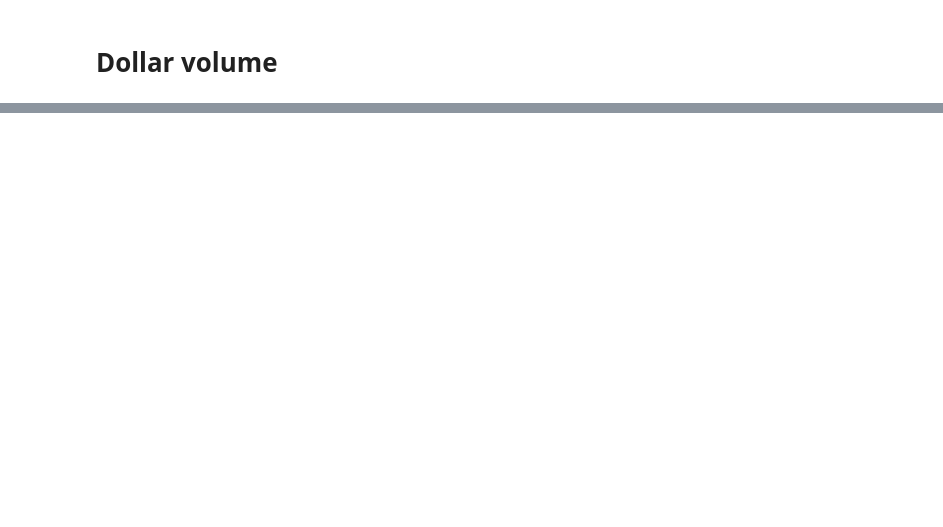
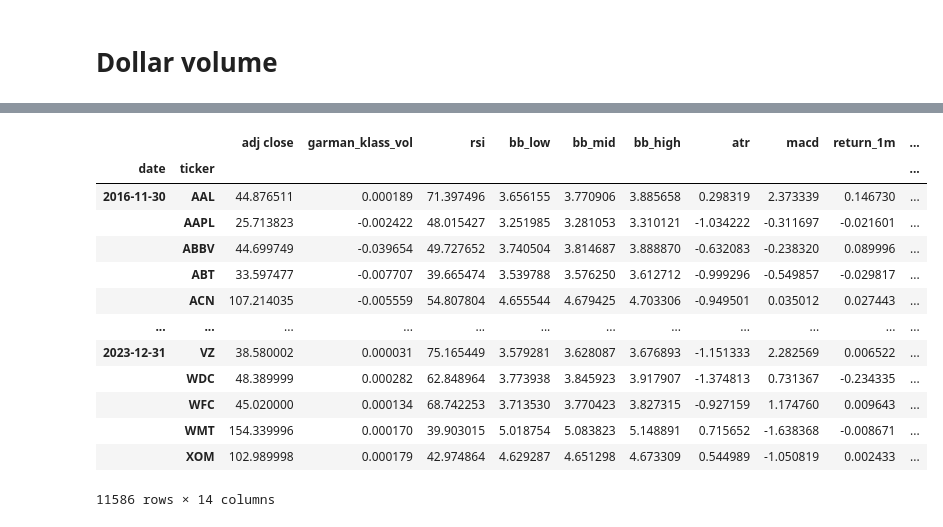
Before and after one commit to Mukulshitole/Stock_Unsupervised_baseroot, a Jupyter notebook: Untitled.ipynb, the cells around one changed output, grey strips where cells are left out. Saved outputs shown, nothing was run; the diff lists cells and outputs as text; code cells hidden in the pictures; blank space fills up the shorter version.

```diff
--- a/Untitled.ipynb
+++ b/Untitled.ipynb
@@ -291,0 +243,6 @@ data
+# %%
+last_cols =[c for c in df.columns.unique(0)if c not in['dollar_volume','volume','open','high','low','close']]
+last_cols
+data=pd.concat([df.unstack('ticker')['dollar_volume'].resample('M').mean().stack('ticker').to_frame('dollar_volume'),
+df.unstack()[last_cols].resample('M').last().stack('ticker')],axis=1).dropna()
+data
@@ -291,0 +281,3 @@ data
+# %%
+data['dollar_vol_rank']= (data.groupby('date')['dollar_volume'].rank(ascending=False))
+data = data[data['dollar_vol_rank']<150].drop(['dollar_volume','dollar_vol_rank'],axis=1)
@@ -291,0 +304,32 @@ data
+# %%
+def calculate_returns(df):
+
+
+    outlier_cutoff =0.005
+    lags=[1,2,3,6,9,12]
+    for lag in lags:
+        df[f'return_{lag}m']=(df['adj close']
+                            .pct_change(lag)
+                            .pipe(lambda x: x.clip(lower=x.quantile(outlier_cutoff),upper=x.quantile(1-outlier_cutoff)))
+                            .add(1)
+                            .pow(1/lag)
+                            .sub(1))
+    return df
+
+data = data.groupby(level=1, group_keys=False).apply(calculate_returns).dropna()
+data
+# %% [output]
+|  |  | adj close | garman_klass_vol | rsi | bb_low | bb_mid | bb_high | atr | macd | return_1m | ... |
+| date | ticker |  |  |  |  |  |  |  |  |  | ... |
+| 2016-11-30 | AAL | 44.876511 | 0.000189 | 71.397496 | 3.656155 | 3.770906 | 3.885658 | 0.298319 | 2.373339 | 0.146730 | ... |
+|  | AAPL | 25.713823 | -0.002422 | 48.015427 | 3.251985 | 3.281053 | 3.310121 | -1.034222 | -0.311697 | -0.021601 | ... |
+|  | ABBV | 44.699749 | -0.039654 | 49.727652 | 3.740504 | 3.814687 | 3.888870 | -0.632083 | -0.238320 | 0.089996 | ... |
+|  | ABT | 33.597477 | -0.007707 | 39.665474 | 3.539788 | 3.576250 | 3.612712 | -0.999296 | -0.549857 | -0.029817 | ... |
+|  | ACN | 107.214035 | -0.005559 | 54.807804 | 4.655544 | 4.679425 | 4.703306 | -0.949501 | 0.035012 | 0.027443 | ... |
+| ... | ... | ... | ... | ... | ... | ... | ... | ... | ... | ... | ... |
+| 2023-12-31 | VZ | 38.580002 | 0.000031 | 75.165449 | 3.579281 | 3.628087 | 3.676893 | -1.151333 | 2.282569 | 0.006522 | ... |
+|  | WDC | 48.389999 | 0.000282 | 62.848964 | 3.773938 | 3.845923 | 3.917907 | -1.374813 | 0.731367 | -0.234335 | ... |
+|  | WFC | 45.020000 | 0.000134 | 68.742253 | 3.713530 | 3.770423 | 3.827315 | -0.927159 | 1.174760 | 0.009643 | ... |
+|  | WMT | 154.339996 | 0.000170 | 39.903015 | 5.018754 | 5.083823 | 5.148891 | 0.715652 | -1.638368 | -0.008671 | ... |
+|  | XOM | 102.989998 | 0.000179 | 42.974864 | 4.629287 | 4.651298 | 4.673309 | 0.544989 | -1.050819 | 0.002433 | ... |
+11586 rows × 14 columns
```
Also changed, not shown: parts of 33 cells of this notebook.
